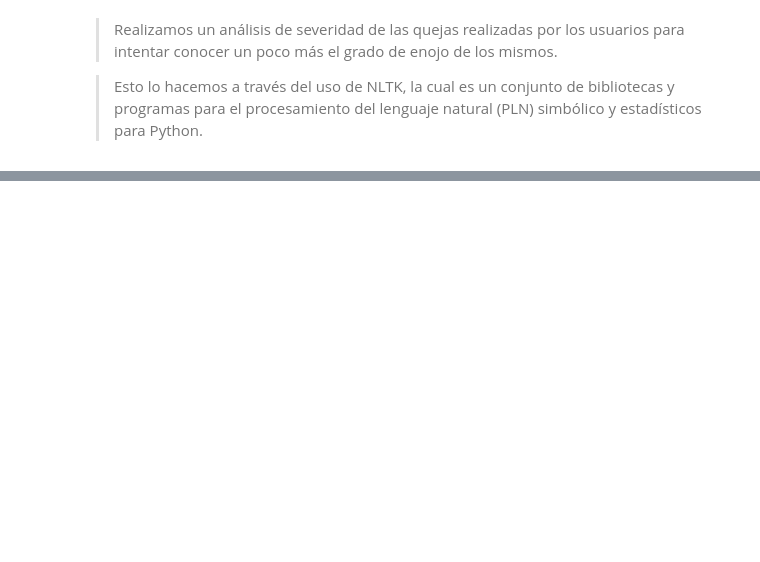
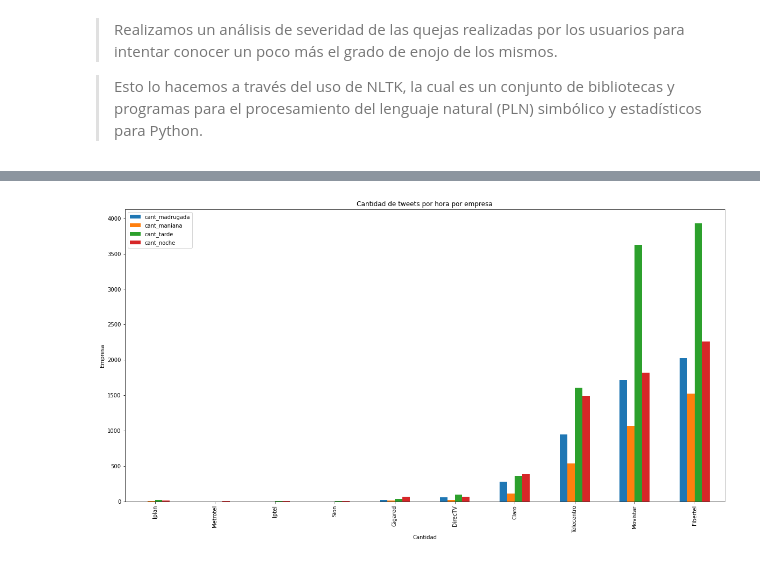
Before and after one commit to nanaccachian/wifi-twitter-data-analysis, a Jupyter notebook: Proyecto final/twitter_notebook.ipynb, the cells around one changed output, grey strips where cells are left out. Cells and saved outputs as stored; diff of their text form; code cells hidden in the pictures; blank space fills up the shorter version.

```diff
--- a/Proyecto final/twitter_notebook.ipynb
+++ b/Proyecto final/twitter_notebook.ipynb
@@ -67,0 +282,19 @@ plt.show()
+# %%
+df_horarios = df_horarios.append(df_rt_horarios)
+df_horarios = df_horarios.append(df_rp_horarios)
+df_horarios = df_horarios.append(df_qu_horarios)
+df_horarios = df_horarios.groupby(by='nombre').sum()
+
+df_horarios.sort_values('cant_madrugada',inplace=True)
+
+df_horarios.plot(kind='bar',
+             stacked=False,
+             figsize=(20, 10))
+
+plt.title('Cantidad de tweets por hora por empresa')
+plt.ylabel('Empresa')
+plt.xlabel('Cantidad')
+
+plt.show()
+# %% [output]
+[figure, added]
```
Also changed, not shown: parts of 16 cells of this notebook.
